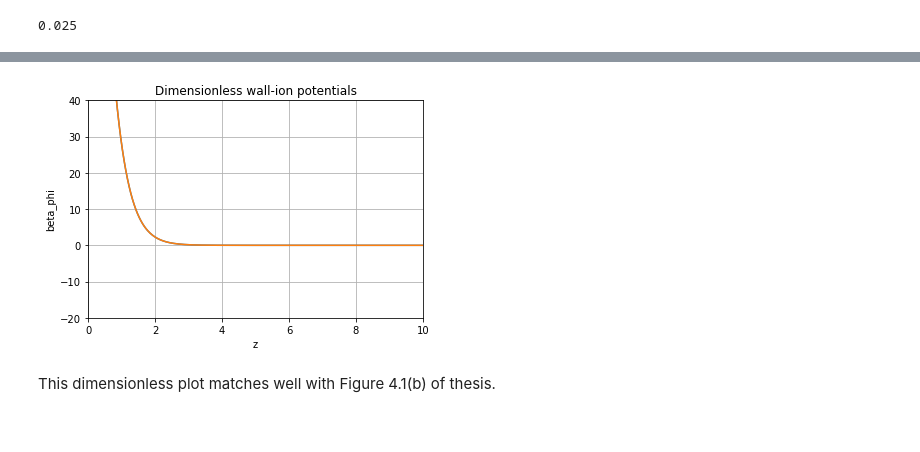
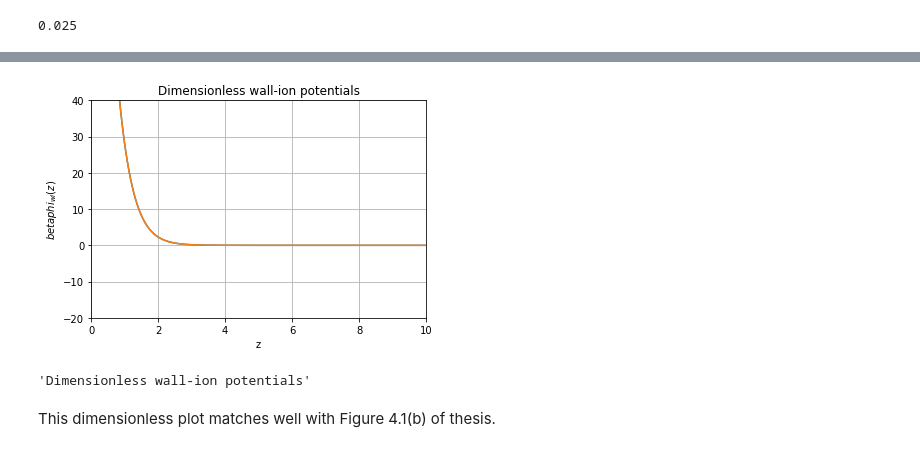
Before and after one commit to Mjboothaus/PhD-Thesis, a Jupyter notebook: notebooks/singlet_kcl.ipynb, the cells around one changed output, grey strips where cells are left out. Cells and saved outputs as stored; diff of their text form; code cells hidden in the pictures.

```diff
--- a/notebooks/singlet_kcl.ipynb
+++ b/notebooks/singlet_kcl.ipynb
@@ -62,5 +56,3 @@ Page 62
 # %%
-valence = np.array([1.0, -1.0])    # KCl: 1-1 electrolyte
 temperature = 1075.0               # 1075 K
 concentration = 19.265             # mol dm^{-3}
-n_component = len(valence)
@@ -139,22 +128,25 @@ wall_d = 2.97  # inverse Angstrom
 # %%
-phi_wi = np.zeros((n_point, n_component))
-h_wi = np.zeros((n_point, n_component))
-t_wi = np.zeros((n_point, n_component))
+phiw = np.zeros((n_point, n_component))
+hw = np.zeros((n_point, n_component))
+tw = np.zeros((n_point, n_component))
 int_0_z = np.zeros((n_point, n_component))
 int_z_inf = np.zeros((n_point, n_component))
 # %%
 # same for both ions
 
-def phi_wi_z(z, n_component, wall_d, capital_a):
-    for c in range(n_component):
-        phi_wi[:, c] = np.exp(-wall_d * z) * capital_a * (wall_d * z + 2)
-    return phi_wi
+def calc_phiw(z, n_component):
+    capital_a = 16.274e-19 # joules
+    wall_d = 2.97  # inverse Angstrom
+    for i in range(n_component):
+        phiw[:, i] = np.exp(-wall_d * z) * capital_a * (wall_d * z + 2)
+    return phiw
 # %%
-beta_phi_wi = beta * phi_wi_z(z, n_component, wall_d, capital_a)
+beta_phiw = beta * calc_phiw(z, n_component)
 # %%
-make_simple_plot(z, beta_phi_wi, "z", "beta_phi", "Dimensionless wall-ion potentials")
+make_simple_plot(z, beta_phiw, "z", "$beta phi_{wi}(z)$", "Dimensionless wall-ion potentials")
 # %% [output]
-[figure, old version]
+[figure, new version]
+'Dimensionless wall-ion potentials'
 # %% [markdown]
 This dimensionless plot matches well with Figure 4.1(b) of thesis.
 # %% [markdown]
```
Also changed, not shown: parts of 42 cells of this notebook, 2 other files.
